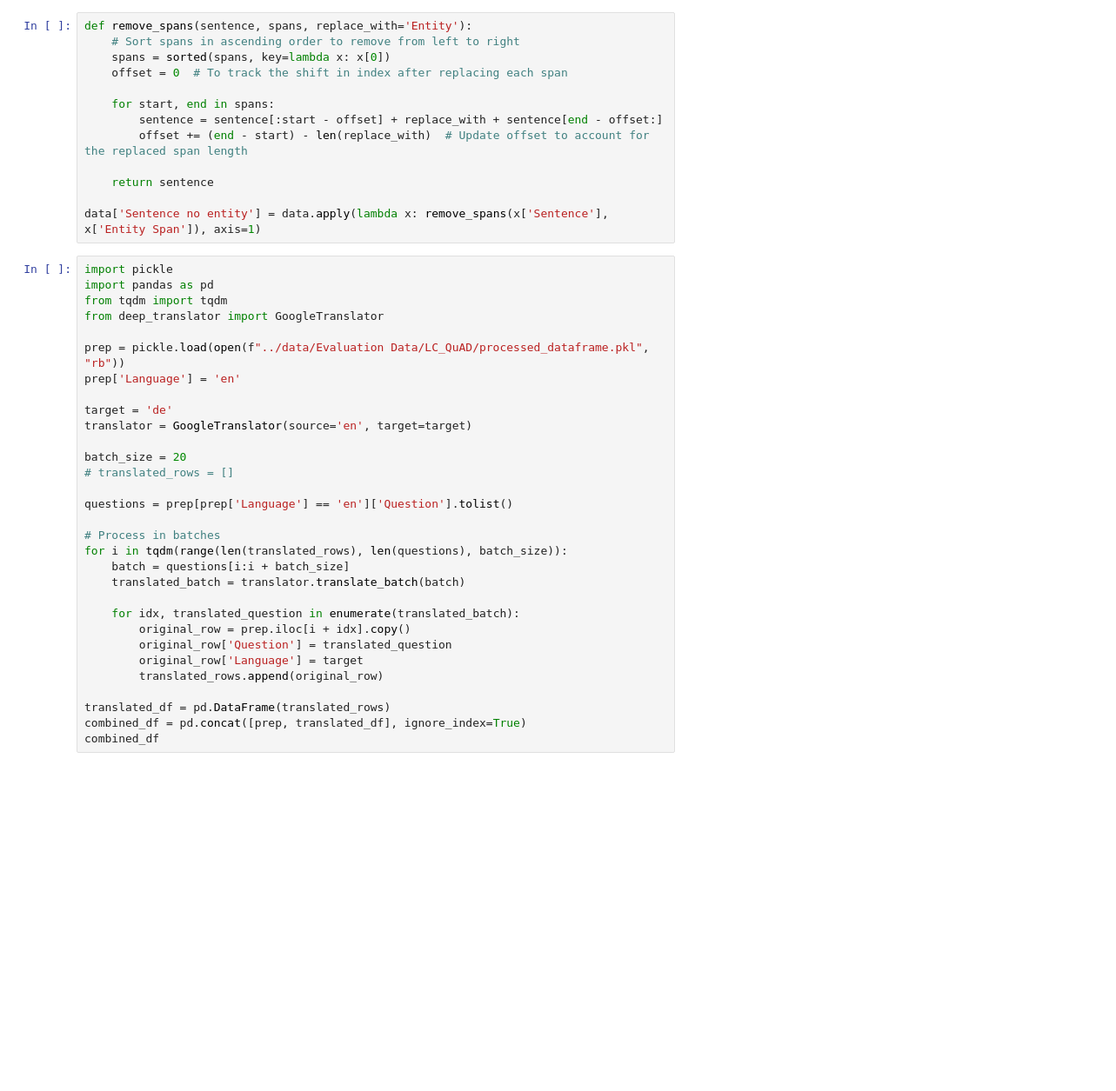
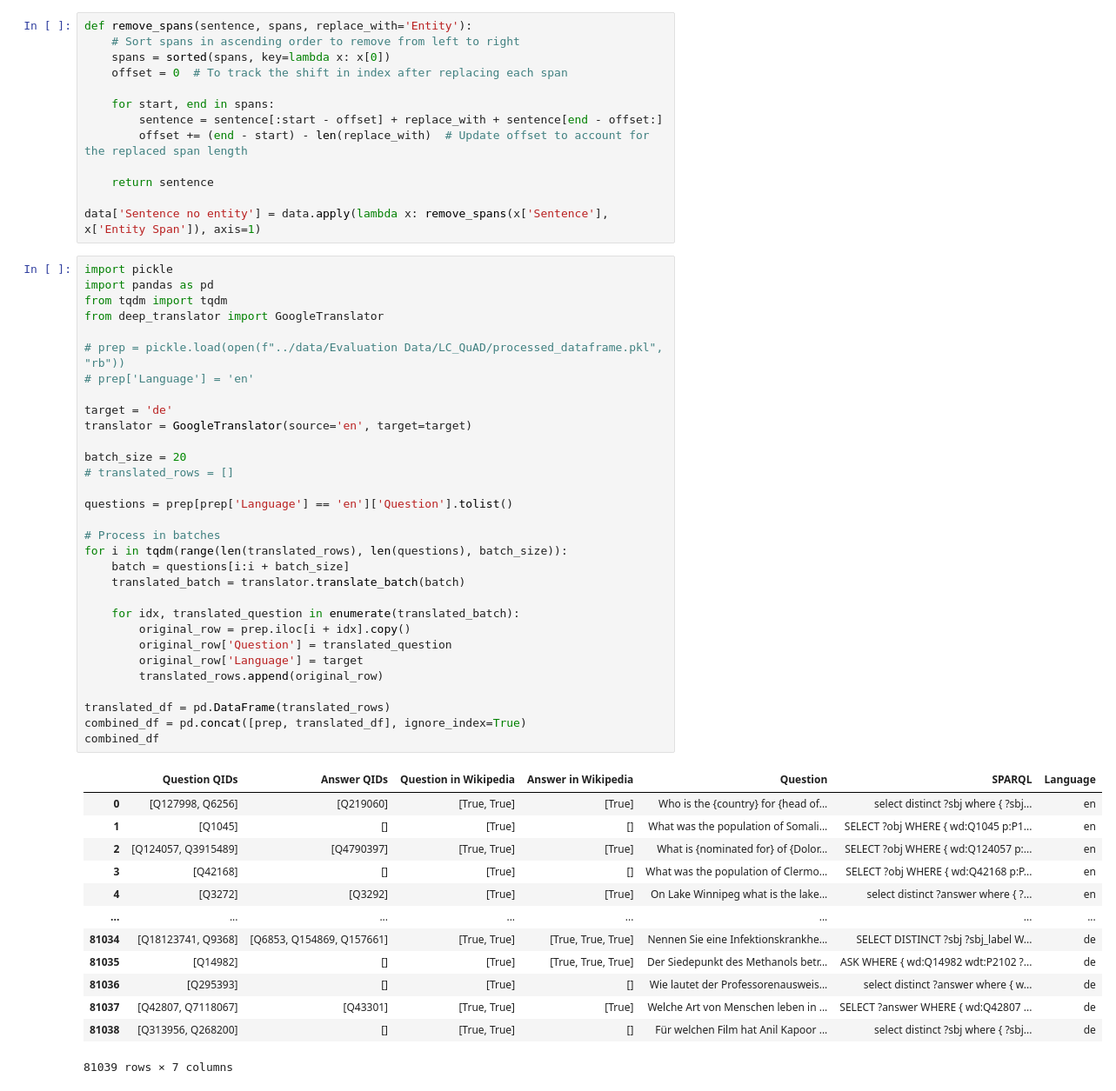
Before and after one commit to exowanderer/WikidataTextEmbedding, a Jupyter notebook: notebooks/3-Evaluation_Data_Preparation.ipynb, the cells around one changed output. Shown: that part at 87% size. Saved outputs shown, nothing was run; the diff lists cells and outputs as text; blank space fills up the shorter version.

```diff
--- a/notebooks/3-Evaluation_Data_Preparation.ipynb
+++ b/notebooks/3-Evaluation_Data_Preparation.ipynb
@@ -446,31 +446,45 @@ data['Sentence no entity'] = data.apply(lambda x: remove_spans(x['Sentence'], x[
 # %%
 import pickle
 import pandas as pd
 from tqdm import tqdm
 from deep_translator import GoogleTranslator
 
-prep = pickle.load(open(f"../data/Evaluation Data/LC_QuAD/processed_dataframe.pkl", "rb"))
-prep['Language'] = 'en'
+# prep = pickle.load(open(f"../data/Evaluation Data/LC_QuAD/processed_dataframe.pkl", "rb"))
+# prep['Language'] = 'en'
 
 target = 'de'
 translator = GoogleTranslator(source='en', target=target)
 
 batch_size = 20
 # translated_rows = []
 
 questions = prep[prep['Language'] == 'en']['Question'].tolist()
 
 # Process in batches
 for i in tqdm(range(len(translated_rows), len(questions), batch_size)):
     batch = questions[i:i + batch_size]
     translated_batch = translator.translate_batch(batch)
 
     for idx, translated_question in enumerate(translated_batch):
         original_row = prep.iloc[i + idx].copy()
         original_row['Question'] = translated_question
         original_row['Language'] = target
         translated_rows.append(original_row)
 
 translated_df = pd.DataFrame(translated_rows)
 combined_df = pd.concat([prep, translated_df], ignore_index=True)
 combined_df
+# %% [output]
+|  | Question QIDs | Answer QIDs | Question in Wikipedia | Answer in Wikipedia | Question | SPARQL | Language |
+| 0 | [Q127998, Q6256] | [Q219060] | [True, True] | [True] | Who is the {country} for {head of... | select distinct ?sbj where { ?sbj... | en |
+| 1 | [Q1045] | [] | [True] | [] | What was the population of Somali... | SELECT ?obj WHERE { wd:Q1045 p:P1... | en |
+| 2 | [Q124057, Q3915489] | [Q4790397] | [True, True] | [True] | What is {nominated for} of {Dolor... | SELECT ?obj WHERE { wd:Q124057 p:... | en |
+| 3 | [Q42168] | [] | [True] | [] | What was the population of Clermo... | SELECT ?obj WHERE { wd:Q42168 p:P... | en |
+| 4 | [Q3272] | [Q3292] | [True] | [True] | On Lake Winnipeg what is the lake... | select distinct ?answer where { ?... | en |
+| ... | ... | ... | ... | ... | ... | ... | ... |
+| 81034 | [Q18123741, Q9368] | [Q6853, Q154869, Q157661] | [True, True] | [True, True, True] | Nennen Sie eine Infektionskrankhe... | SELECT DISTINCT ?sbj ?sbj_label W... | de |
+| 81035 | [Q14982] | [] | [True] | [True, True, True] | Der Siedepunkt des Methanols betr... | ASK WHERE { wd:Q14982 wdt:P2102 ?... | de |
+| 81036 | [Q295393] | [] | [True] | [] | Wie lautet der Professorenausweis... | select distinct ?answer where { w... | de |
+| 81037 | [Q42807, Q7118067] | [Q43301] | [True, True] | [True] | Welche Art von Menschen leben in ... | SELECT ?answer WHERE { wd:Q42807 ... | de |
+| 81038 | [Q313956, Q268200] | [] | [True, True] | [] | Für welchen Film hat Anil Kapoor ... | select distinct ?sbj where { ?sbj... | de |
+81039 rows × 7 columns
```
Also changed, not shown: parts of 2 cells of this notebook, 16 other files.
